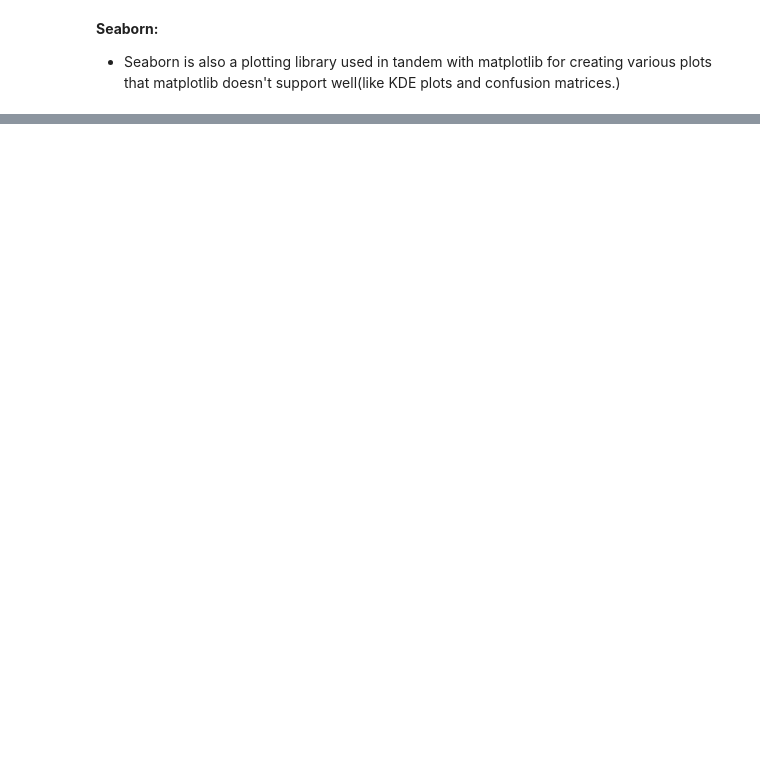
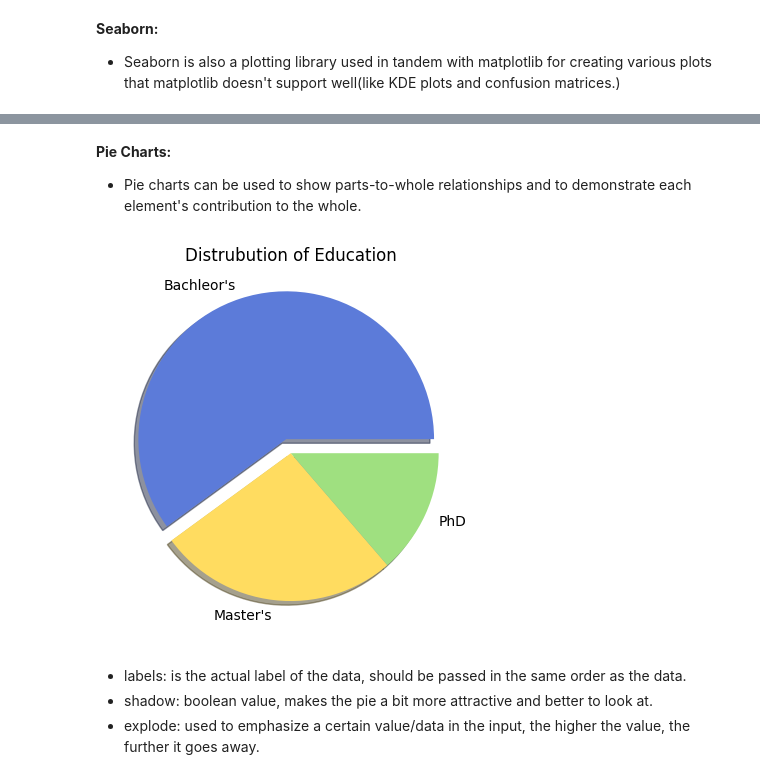
Before and after one commit to Apil120/Learn-ML, a Jupyter notebook: matplotlib/matplotlib.ipynb, the cells around one changed output, grey strips where cells are left out. Drawn from its saved outputs; the diff is of its cells as text; code cells hidden in the pictures; blank space fills up the shorter version.

Commit message:
Pie chart.

```diff
--- a/matplotlib/matplotlib.ipynb
+++ b/matplotlib/matplotlib.ipynb
@@ -117,0 +118,14 @@ plt.show()
+# %% [markdown]
+**Pie Charts:**
+- Pie charts can be used to show parts-to-whole relationships and to demonstrate each element's contribution to the whole.
+# %%
+pie_data = df['Education Level'].value_counts()
+plt.pie(x=pie_data,labels=["Bachleor's","Master's","PhD"],shadow=True,colors=["#5c7bd9","#ffdc60","#9fe080"],explode=[0.1,0,0])
+plt.title("Distrubution of Education")
+plt.show()
+# %% [output]
+[figure, added]
+# %% [markdown]
+- labels: is the actual label of the data, should be passed in the same order as the data.
+- shadow: boolean value, makes the pie a bit more attractive and better to look at.
+- explode: used to emphasize a certain value/data in the input, the higher the value, the further it goes away.
```
Also changed, not shown: parts of 4 cells of this notebook.
